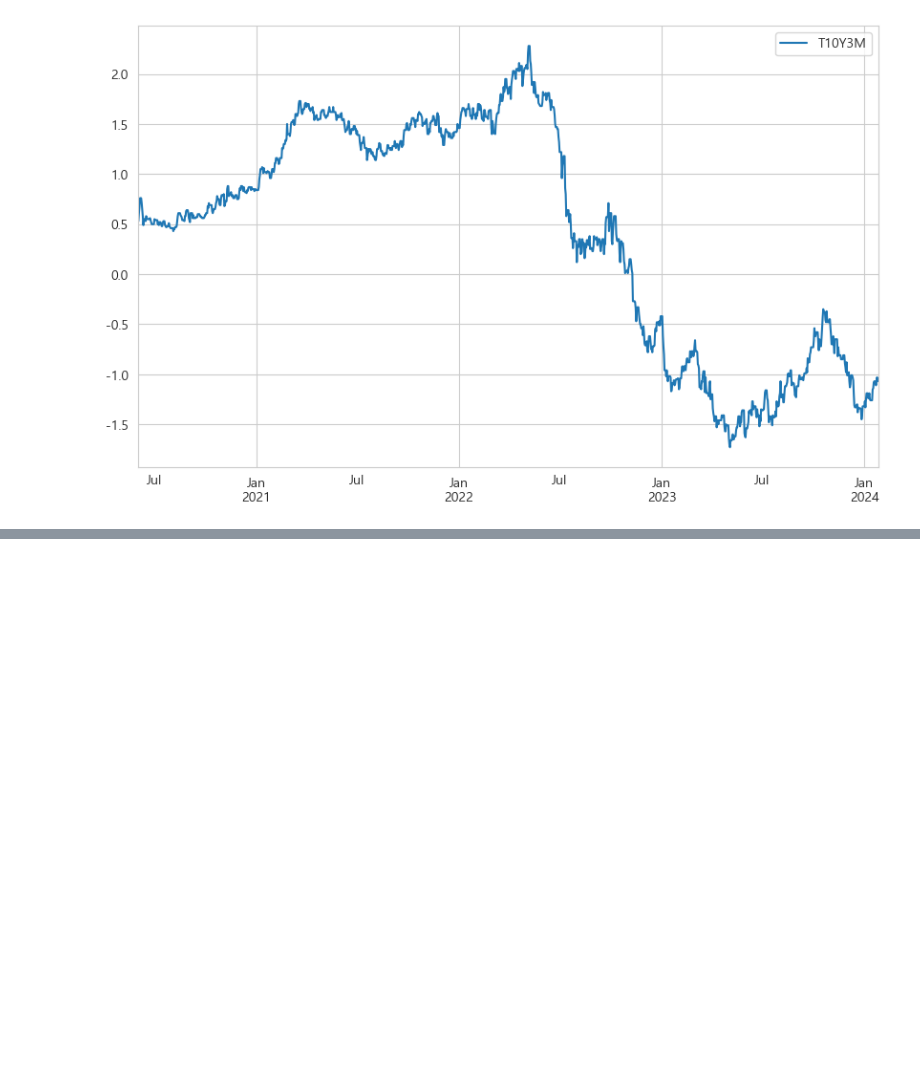
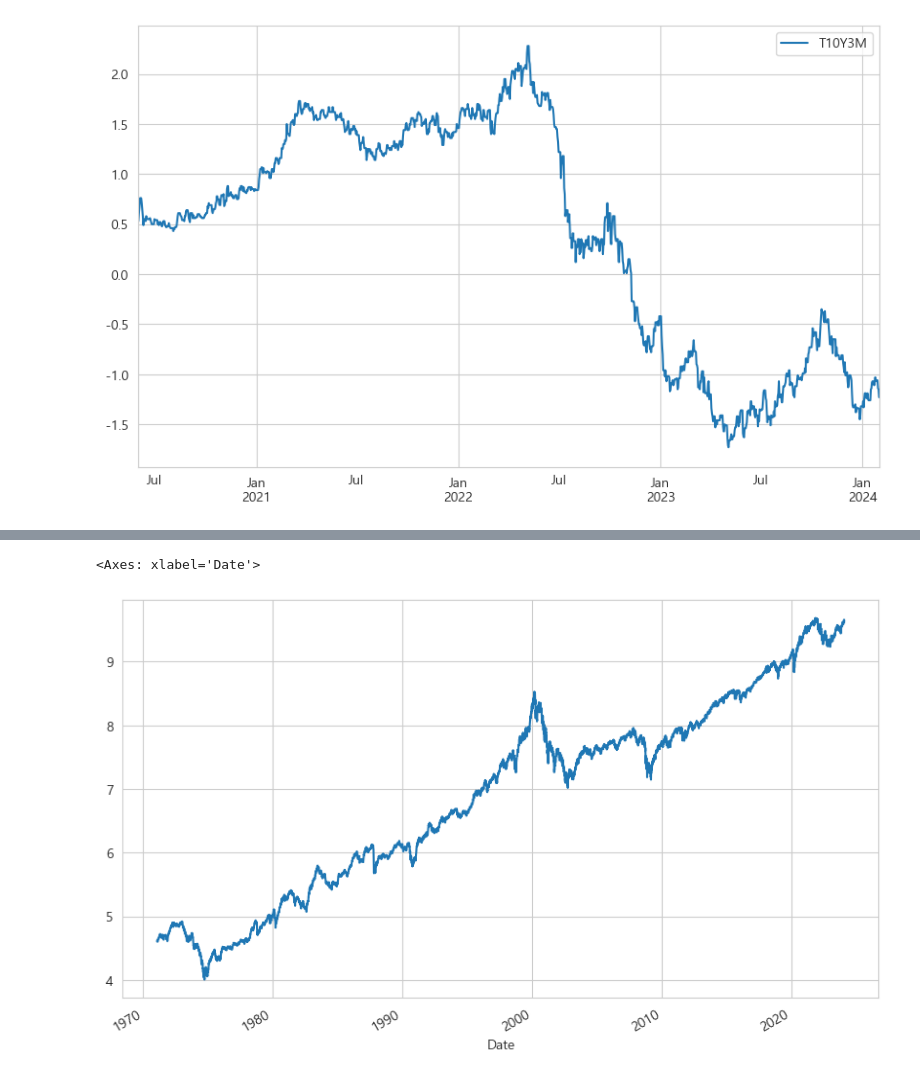
Before and after one commit to sdjhs0327/ws_fn, a Jupyter notebook: analytics/01_01_shock_case_study.ipynb, the cells around one changed output, grey strips where cells are left out. Cells and saved outputs as stored; diff of their text form; code cells hidden in the pictures; blank space fills up the shorter version.

```diff
--- a/analytics/01_01_shock_case_study.ipynb
+++ b/analytics/01_01_shock_case_study.ipynb
@@ -337,0 +354,5 @@ plt.show()
+# %%
+np.log(df['^IXIC'].dropna()).plot()
+# %% [output]
+<Axes: xlabel='Date'>
+[figure, added]
```
Also changed, not shown: parts of 10 cells of this notebook.
